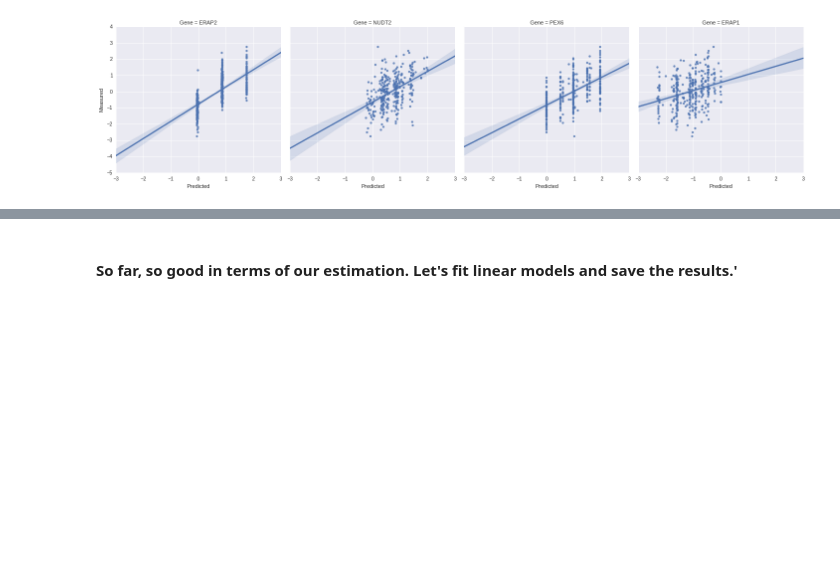
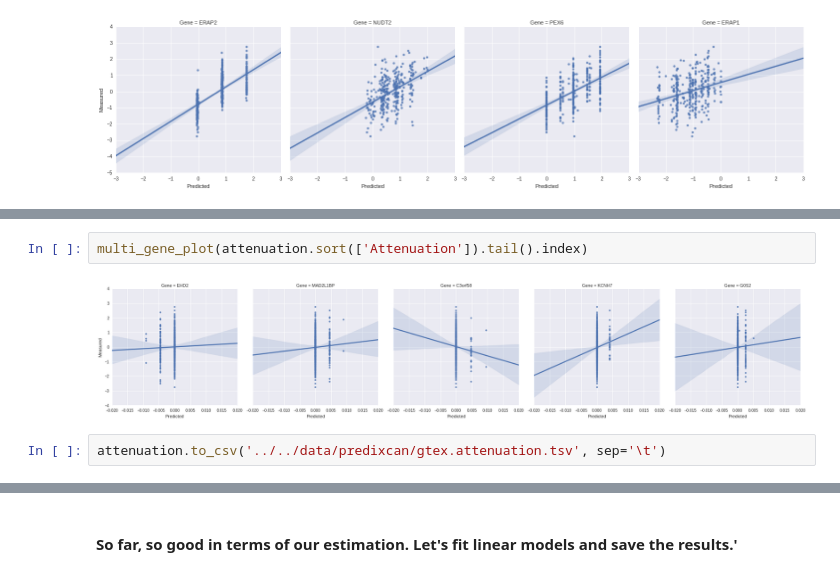
Before and after one commit to Schork-Lab/mediator-was, a Jupyter notebook: jupyter/predixcan/gtex_attenuation.ipynb, the cells around one changed output, grey strips where cells are left out. Saved outputs shown, nothing was run; the diff lists cells and outputs as text; blank space fills up the shorter version.

Commit message:
Added attentuation calculations based on GTEX and Predixcan

```diff
--- a/jupyter/predixcan/gtex_variance.ipynb
+++ b/jupyter/predixcan/gtex_attenuation.ipynb
@@ -126,0 +208,6 @@ Image('http://www.nature.com/ng/journal/v47/n9/images_article/ng.3367-F5.jpg', h
+# %%
+multi_gene_plot(attenuation.sort(['Attenuation']).tail().index)
+# %% [output]
+[figure, added]
+# %%
+attenuation.to_csv('../../data/predixcan/gtex.attenuation.tsv', sep='\t')
```
Also changed, not shown: parts of 14 cells of this notebook.
